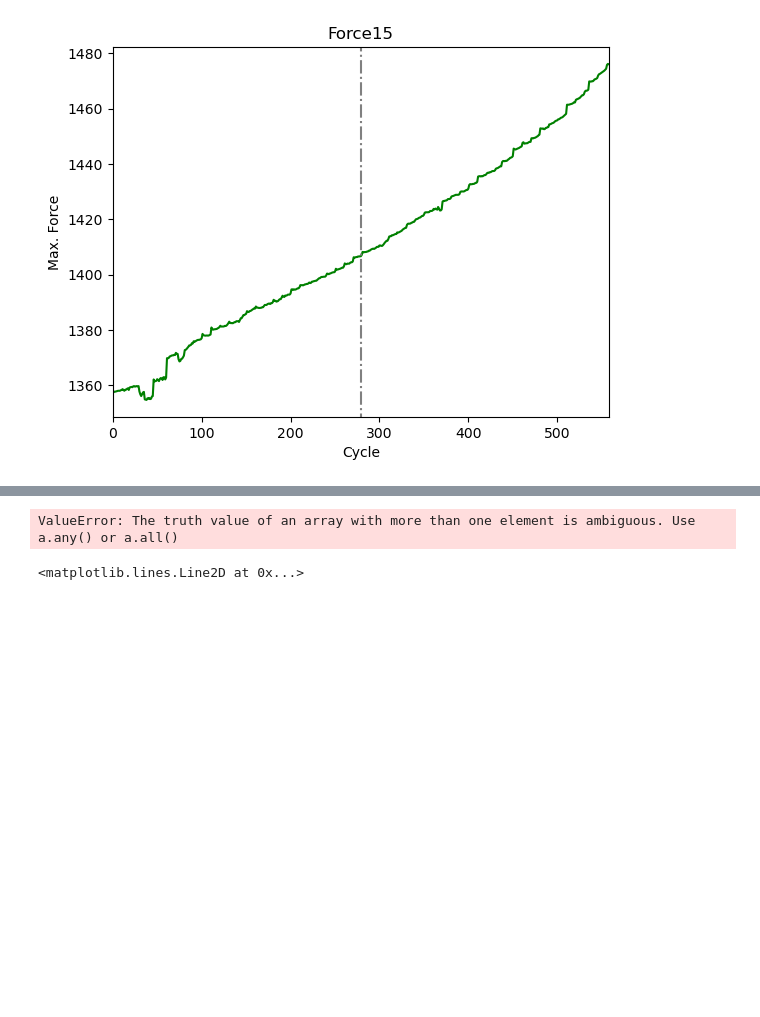
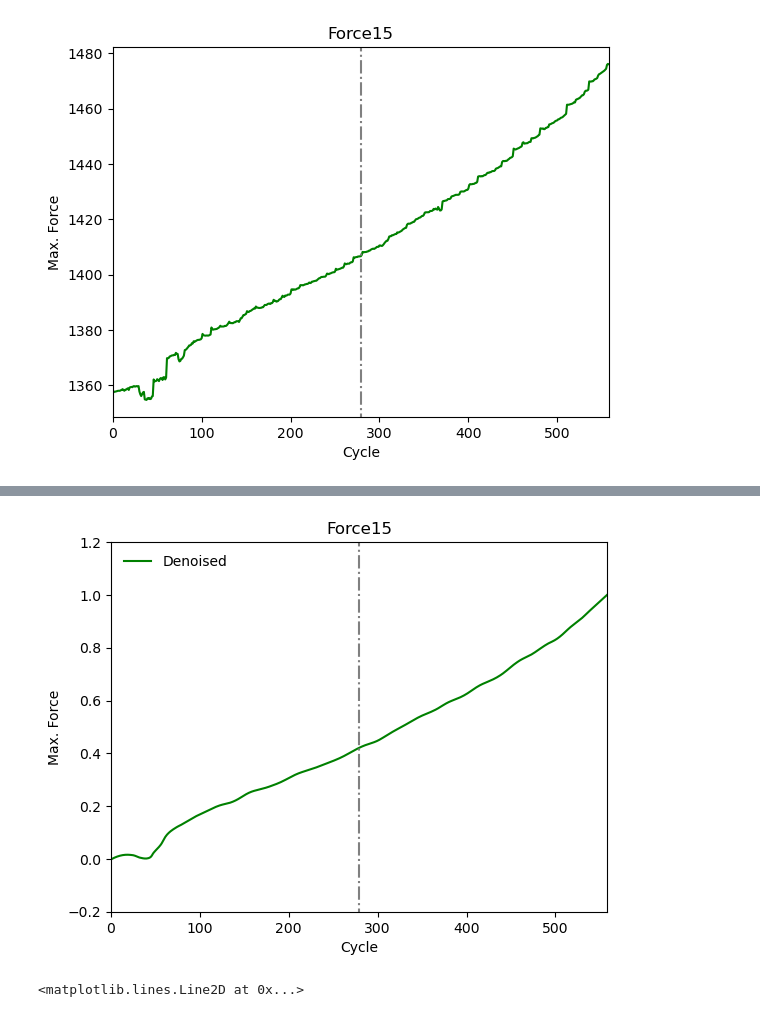
Before and after one commit to moonie1253/AI-study, a Jupyter notebook: paper/Integrated framework for SOH.ipynb, the cells around one changed output, grey strips where cells are left out. Drawn from its saved outputs; the diff is of its cells as text; code cells hidden in the pictures; blank space fills up the shorter version.

```diff
--- a/paper/Integrated framework for SOH.ipynb
+++ b/paper/Integrated framework for SOH.ipynb
@@ -137,25 +149,20 @@ strong multicollinearity or other numerical problems.
-# %%
-t=5
-while count <= t:
-    count +=1
-    abs_residual=abs(y-fitted_value)
-    s=np.median(abs_residual)
-    delta=bisquare((y-fitted_value)/(6*s))
-    new_fitted_value=[]
-    for x in x_s:
-        h=get_n_th_distance(x,x_s,r)
-        weights=delta*tricube((x-x_s)/h)
-        idx=np.where(weights>0)[0]
-        X = np.column_stack((x_s, x_s**2))
-        X_const=sm.add_constant(X)
-        fit=sm.WLS(y,X_const,weights).fit()
-        fitted_val=fit.params[0]+fit.params[1]*x+fit.params[2]*x**2
-        new_fitted_value.append(fitted_val)
-
-    new_fitted_value=np.array(new_fitted_value)
-    fitted_value=new_fitted_value
-# %% [output]
-ValueError: The truth value of an array with more than one element is ambiguous. Use a.any() or a.all()
+# %%
+x= data['Cycle']
+y= max_fit
+y_max=y.max()
+y_min=y.min()
+y_dat=(y-y_min)/(y_max-y_min)
+plt.plot(x,y_dat,'g-',label='Denoised')
+plt.legend(loc='upper left',frameon=False)
+plt.title("Force15")
+plt.xlabel("Cycle")
+plt.ylabel("Max. Force")
+plt.xlim([0,len(x)])
+plt.ylim([-0.2,1.2])
+plt.axvline(len(x)/2,-0.2,1.2,color='gray',linestyle='dashdot')
+plt.show()
+# %% [output]
+[figure, added]
 # %%
 x= data['Cycle']
 y= data['CCVES']
```
Also changed, not shown: parts of 37 cells of this notebook, 1 other file.
